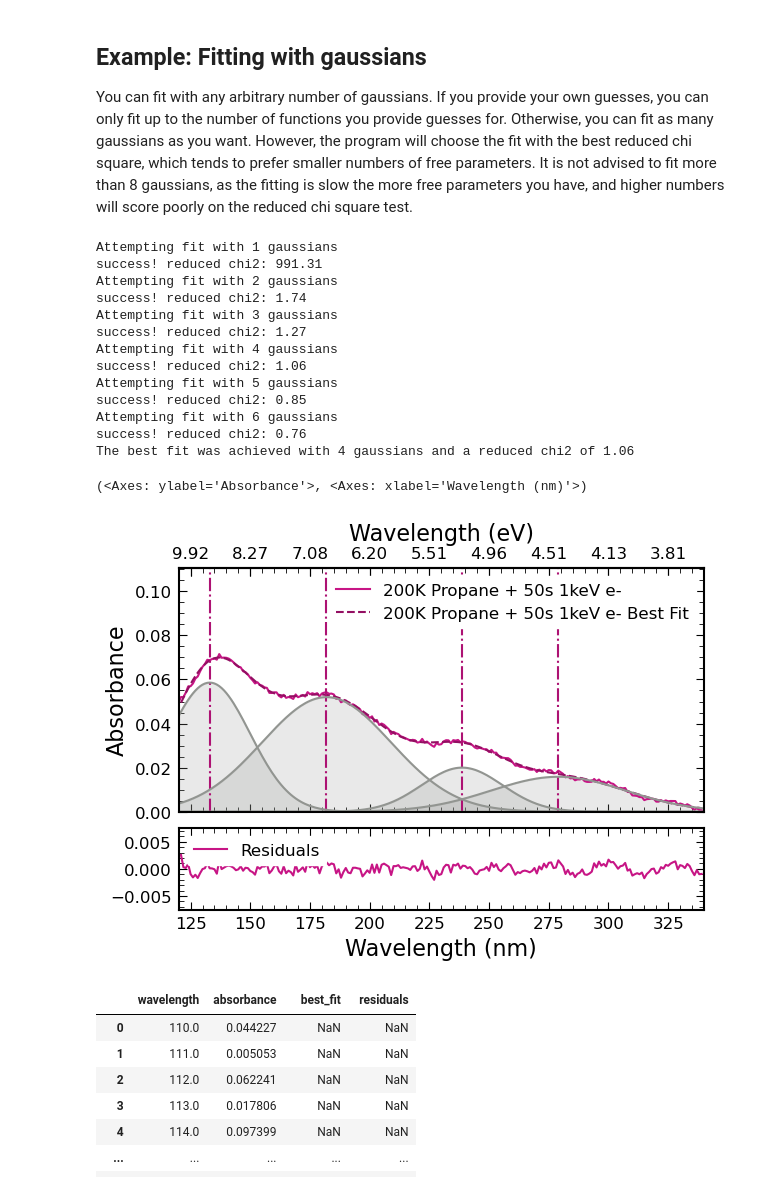
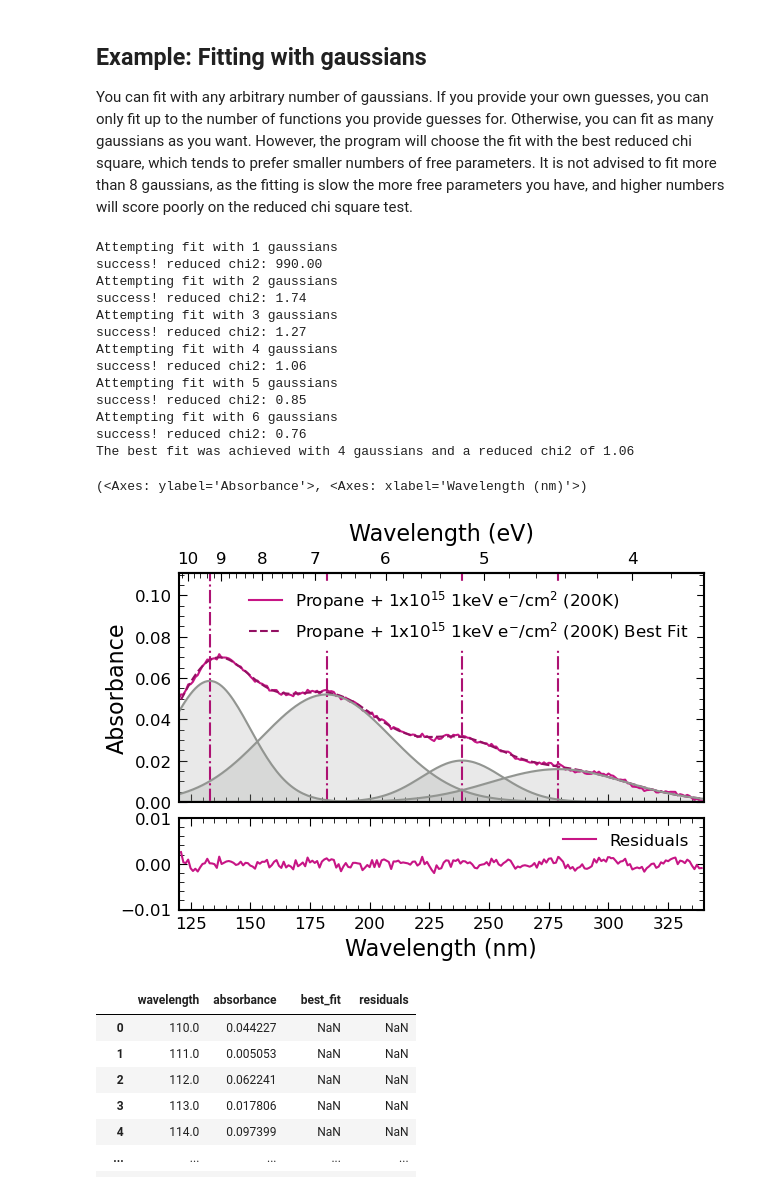
Before and after one commit to cassidy-andrew/AU-UV_ices, a Jupyter notebook: example.ipynb, the cells around one changed output. Saved outputs shown, nothing was run; the diff lists cells and outputs as text; code cells hidden in the pictures.

```diff
--- a/example.ipynb
+++ b/example.ipynb
@@ -318,7 +305,7 @@ sample_long2 = path + "R73809.d02"
 
 spec = build_spectra(path, bkgd_short1, bkgd_short2, bkgd_long1, bkgd_long2,
                         sample_short1, sample_short2, sample_long1, sample_long2,
-                        color=colors[11], name="200K Propane + 50s 1keV e-")
+                        color=colors[11], name="Propane + 1x10$^{15}$ 1keV e$^{-}$/cm$^{2}$ (200K)")
 
 
 # fix the end of the spectrum to 0
@@ -338,38 +325,39 @@ guesses = [{'lower':0, 'guess':4, 'upper':5},   # amplitude
            {'lower':0, 'guess':20, 'upper':340},   # standard deviation
 
            {'lower':0, 'guess':0.4, 'upper':5},   # amplitude
            {'lower':274, 'guess':276, 'upper':279},   # center
            {'lower':0, 'guess':20, 'upper':100},   # standard deviation
 
            {'lower':0, 'guess':0.4, 'upper':5},   # amplitude
            {'lower':296, 'guess':298, 'upper':300},   # center
            {'lower':0, 'guess':20, 'upper':100},   # standard deviation
 
            {'lower':0, 'guess':0.1, 'upper':5},   # amplitude
            {'lower':324, 'guess':326, 'upper':328},   # center
            {'lower':0, 'guess':10, 'upper':100},   # standard deviation
           ]
 
-spec.fit_peaks(verbose=True, ng_lower=1, ng_upper=7, guesses=guesses, fit_lim=(120, 340))
-spectools.plot_fit(spec, plot_peaks=True, xlim=(120, 340),
+spec.fit_peaks(verbose=True, ng=(1, 7), guesses=guesses, fit_lim=(120, 340))
+spectools.plot_fit(spec, plot_peaks=True, figsize=(8, 4.5), xlim=(120, 340),
                ylim=(0, spec.data[spec.data['wavelength']>120]['absorbance'].max()*1.1),
-               plot_fit_components=True, save_path="./misc_figures/fit.svg")
+               plot_fit_components=True, save_path="./misc_figures/fit.svg",
+               res_lims=(-0.01, 0.01))
 # %% [output]
 Attempting fit with 1 gaussians
-success! reduced chi2: 991.31
+success! reduced chi2: 990.00
 Attempting fit with 2 gaussians
 success! reduced chi2: 1.74
 Attempting fit with 3 gaussians
 success! reduced chi2: 1.27
 Attempting fit with 4 gaussians
 success! reduced chi2: 1.06
 Attempting fit with 5 gaussians
 success! reduced chi2: 0.85
 Attempting fit with 6 gaussians
 success! reduced chi2: 0.76
 The best fit was achieved with 4 gaussians and a reduced chi2 of 1.06
 (<Axes: ylabel='Absorbance'>, <Axes: xlabel='Wavelength (nm)'>)
-[figure, old version]
+[figure, new version]
 # %%
 spec.data
 # %% [output]
```
Also changed, not shown: parts of 14 cells of this notebook, 8 other files.
